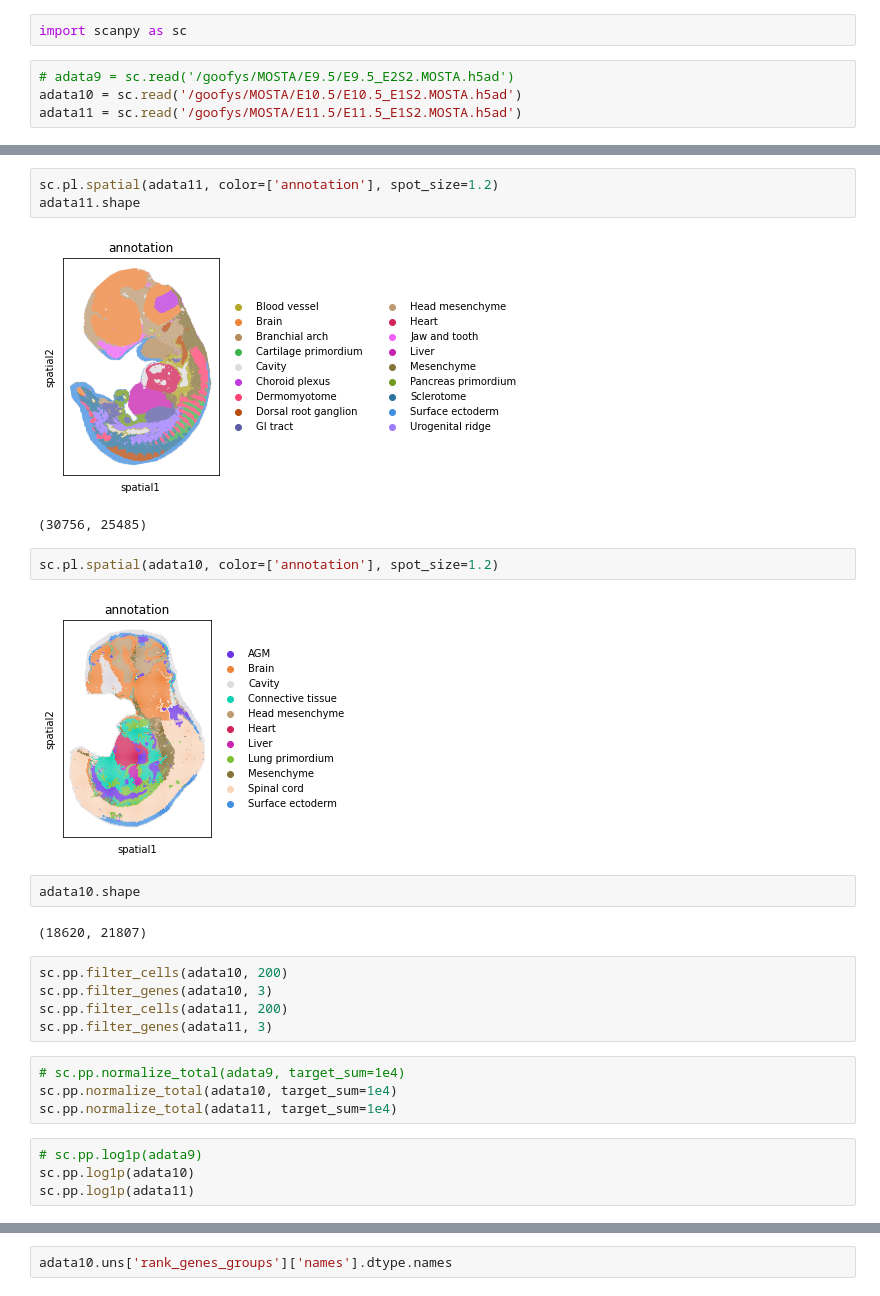
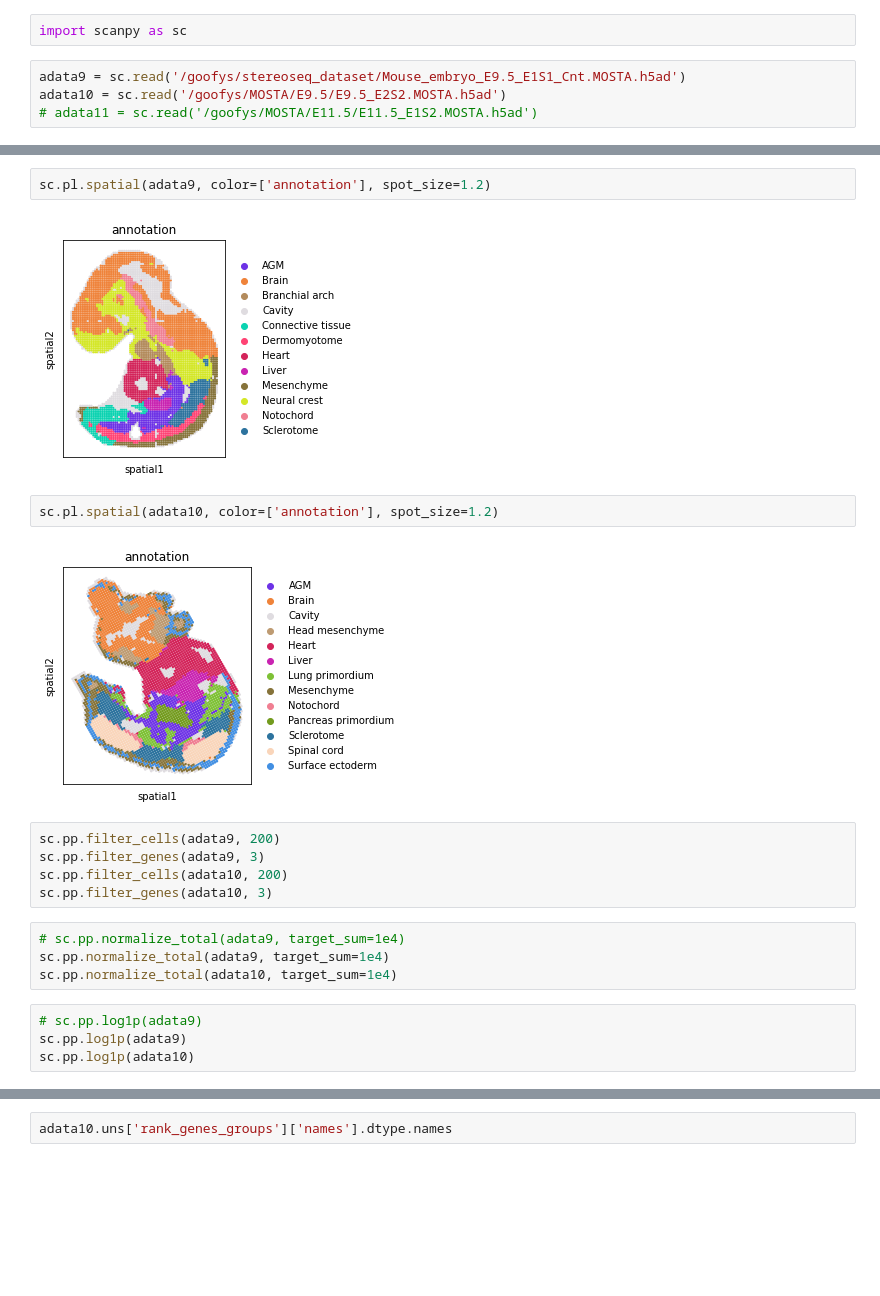
Before and after one commit to vladimirkovacevic/clustering-framework, a Jupyter notebook: analysis/mga.ipynb, the cells around one changed output, grey strips where cells are left out. Saved outputs shown, nothing was run; the diff lists cells and outputs as text; blank space fills up the shorter version.

Commit message:
marker gene matching

```diff
--- a/analysis/mga.ipynb
+++ b/analysis/mga.ipynb
@@ -1,7 +1,7 @@
 # %%
 import scanpy as sc
 # %%
-# adata9 = sc.read('/goofys/MOSTA/E9.5/E9.5_E2S2.MOSTA.h5ad')
-adata10 = sc.read('/goofys/MOSTA/E10.5/E10.5_E1S2.MOSTA.h5ad')
-adata11 = sc.read('/goofys/MOSTA/E11.5/E11.5_E1S2.MOSTA.h5ad')
+adata9 = sc.read('/goofys/stereoseq_dataset/Mouse_embryo_E9.5_E1S1_Cnt.MOSTA.h5ad')
+adata10 = sc.read('/goofys/MOSTA/E9.5/E9.5_E2S2.MOSTA.h5ad')
+# adata11 = sc.read('/goofys/MOSTA/E11.5/E11.5_E1S2.MOSTA.h5ad')
 # %% [output]
@@ -33,28 +16,22 @@ adata10.var
 # %%
-sc.pl.spatial(adata11, color=['annotation'], spot_size=1.2)
-adata11.shape
+sc.pl.spatial(adata9, color=['annotation'], spot_size=1.2)
 # %% [output]
-[figure, old version]
+[figure, new version]
-(30756, 25485)
 # %%
 sc.pl.spatial(adata10, color=['annotation'], spot_size=1.2)
 # %% [output]
-[figure, old version]
+[figure, new version]
-# %%
-adata10.shape
-# %% [output]
-(18620, 21807)
 # %%
+sc.pp.filter_cells(adata9, 200)
+sc.pp.filter_genes(adata9, 3)
 sc.pp.filter_cells(adata10, 200)
 sc.pp.filter_genes(adata10, 3)
-sc.pp.filter_cells(adata11, 200)
-sc.pp.filter_genes(adata11, 3)
 # %%
 # sc.pp.normalize_total(adata9, target_sum=1e4)
+sc.pp.normalize_total(adata9, target_sum=1e4)
 sc.pp.normalize_total(adata10, target_sum=1e4)
-sc.pp.normalize_total(adata11, target_sum=1e4)
 # %%
 # sc.pp.log1p(adata9)
+sc.pp.log1p(adata9)
 sc.pp.log1p(adata10)
-sc.pp.log1p(adata11)
 # %%
```
Also changed, not shown: parts of 11 cells of this notebook.
